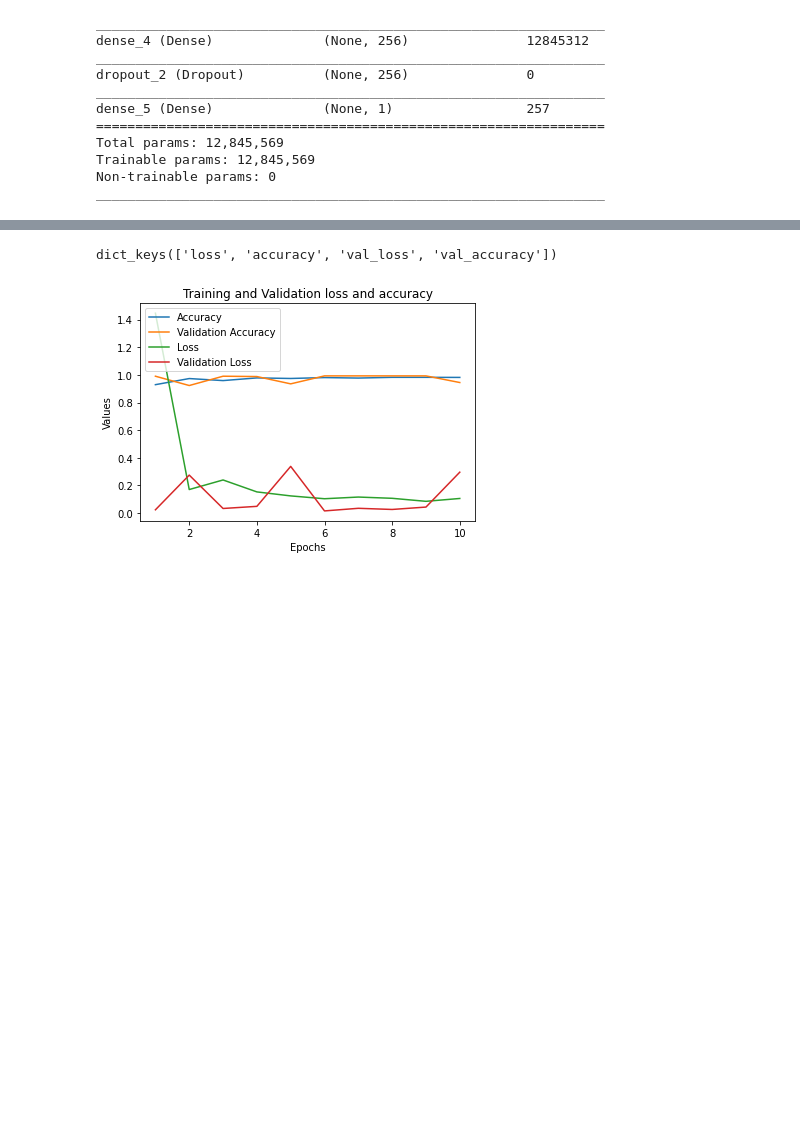
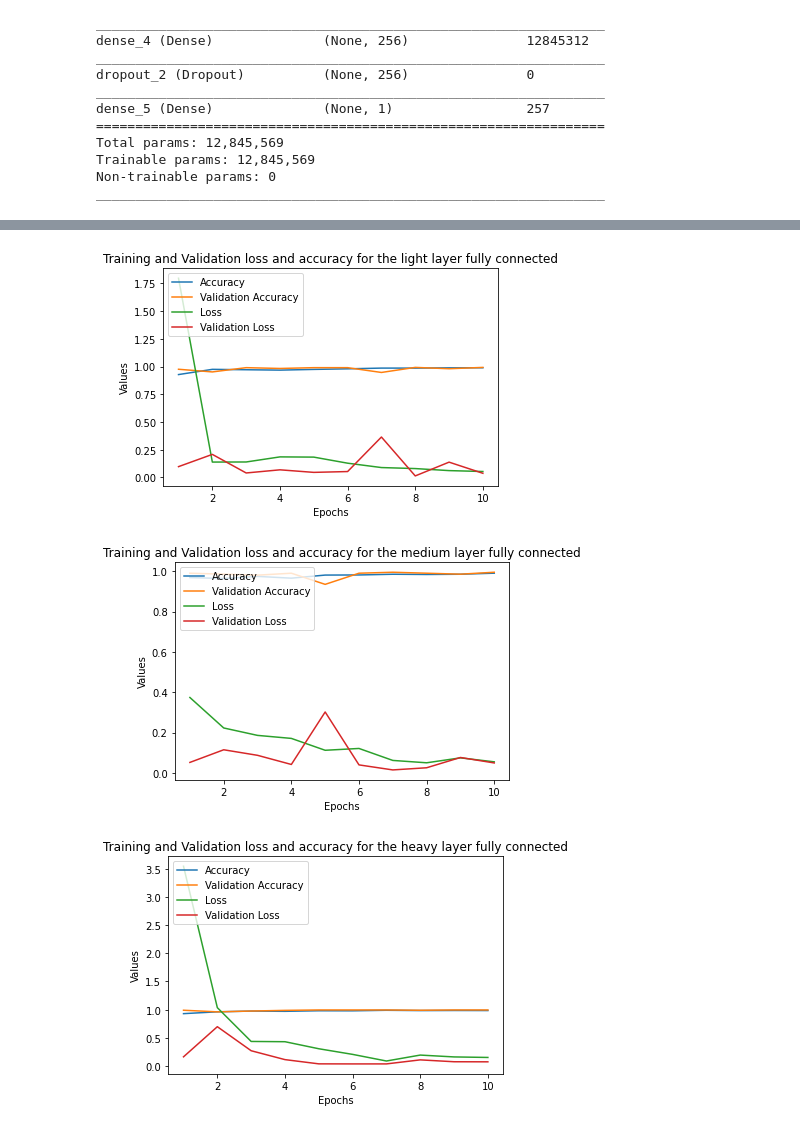
Before and after one commit to C19-Analyser/COVID_NORMAL_modelNotebook, a Jupyter notebook: model_DENSE121_featuresExtract_COVID_NORMAL.ipynb, the cells around one changed output, grey strips where cells are left out. Drawn from its saved outputs; the diff is of its cells as text; code cells hidden in the pictures; blank space fills up the shorter version.

```diff
--- a/model_DENSE121_featuresExtract_COVID_NORMAL.ipynb
+++ b/model_DENSE121_featuresExtract_COVID_NORMAL.ipynb
@@ -339,20 +339,42 @@ Epoch 10/10
 # %%
 # Visualisation de l'entrainement :
-
 
 epochs = range(1,11)
 plt.plot(epochs, history1.history['accuracy'], label='Accuracy')
 plt.plot(epochs, history1.history['val_accuracy'], label='Validation Accuracy')
 plt.plot(epochs, history1.history['loss'], label='Loss')
 plt.plot(epochs, history1.history['val_loss'], label='Validation Loss')
-plt.title('Training and Validation loss and accuracy')
+plt.title('Training and Validation loss and accuracy for the light layer fully connected')
 plt.legend(loc="upper left")
 plt.xlabel('Epochs')
 plt.ylabel('Values')
 plt.show()
+
+epochs = range(1,11)
+plt.plot(epochs, history2.history['accuracy'], label='Accuracy')
+plt.plot(epochs, history2.history['val_accuracy'], label='Validation Accuracy')
+plt.plot(epochs, history2.history['loss'], label='Loss')
+plt.plot(epochs, history2.history['val_loss'], label='Validation Loss')
+plt.title('Training and Validation loss and accuracy for the medium layer fully connected')
+plt.legend(loc="upper left")
+plt.xlabel('Epochs')
+plt.ylabel('Values')
+plt.show()
+
+epochs = range(1,11)
+plt.plot(epochs, history3.history['accuracy'], label='Accuracy')
+plt.plot(epochs, history3.history['val_accuracy'], label='Validation Accuracy')
+plt.plot(epochs, history3.history['loss'], label='Loss')
+plt.plot(epochs, history3.history['val_loss'], label='Validation Loss')
+plt.title('Training and Validation loss and accuracy for the heavy layer fully connected')
+plt.legend(loc="upper left")
+plt.xlabel('Epochs')
+plt.ylabel('Values')
+plt.show()
 # %% [output]
-dict_keys(['loss', 'accuracy', 'val_loss', 'val_accuracy'])
-[figure, old version]
+[figure, new version]
+[figure, added]
+[figure, added]
 # %%
 # On evalue :
 
```
Also changed, not shown: parts of 9 cells of this notebook, 3 other files.
